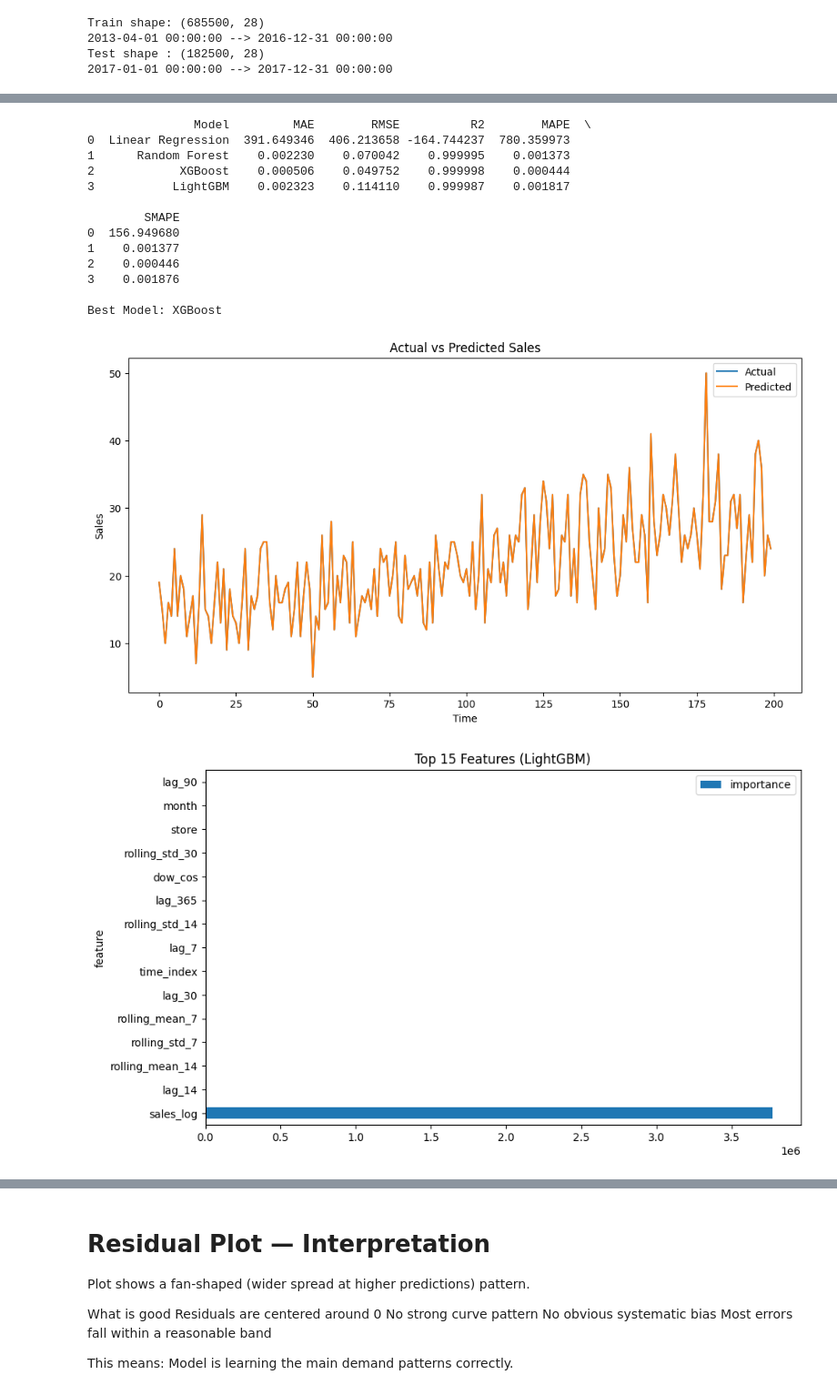
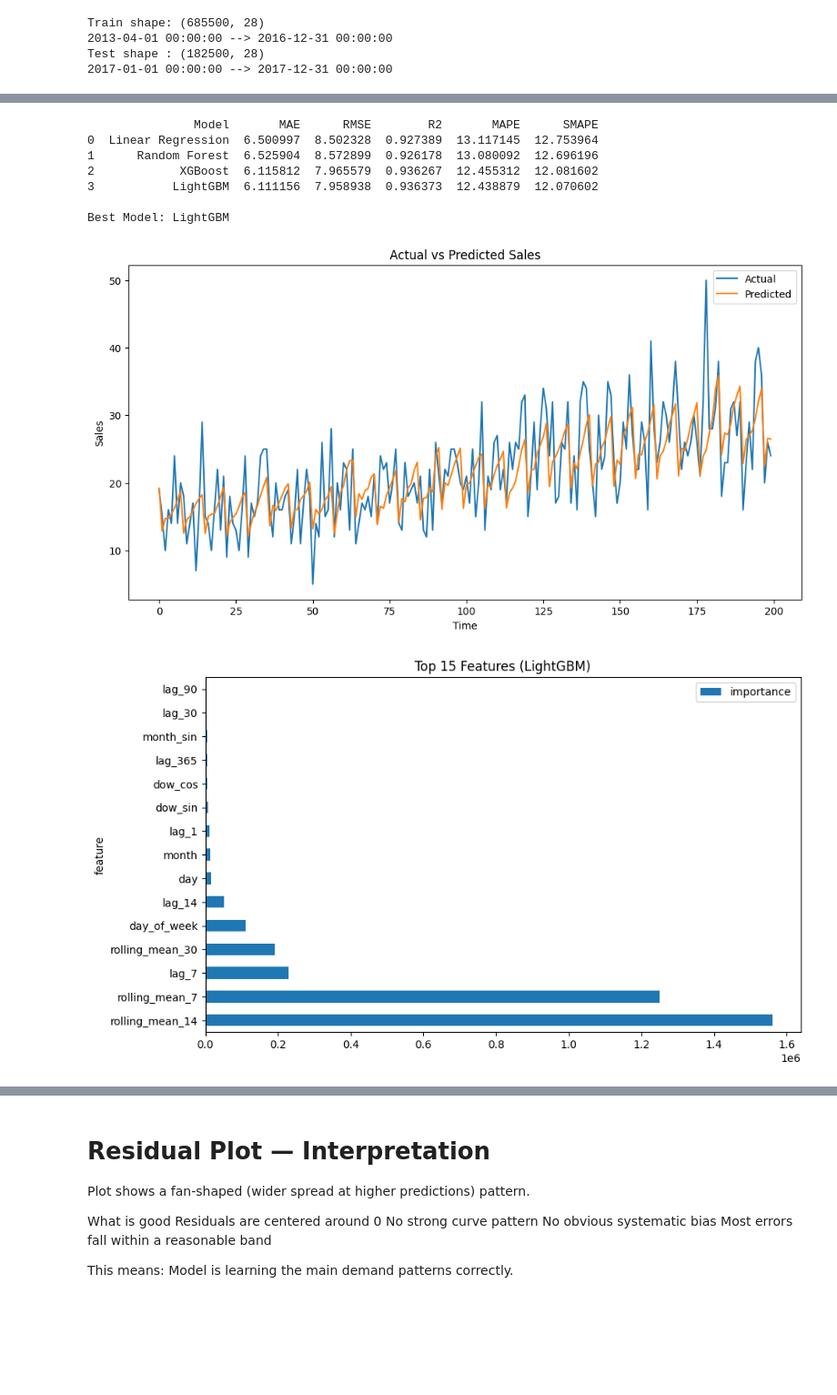
Before and after one commit to SAHIL254/inventory-demand-forecasting, a Jupyter notebook: notebooks/Model_Training.ipynb, the cells around one changed output, grey strips where cells are left out. Shown at 91% size. Drawn from its saved outputs; the diff is of its cells as text; code cells hidden in the pictures; blank space fills up the shorter version.

```diff
--- a/notebooks/Model_Training.ipynb
+++ b/notebooks/Model_Training.ipynb
@@ -45,7 +46,8 @@ df['date'] = pd.to_datetime(df['date'])
 target = "sales_log"
 drop_cols = [
     "date",
-    "sales"
+    "sales",
+    "sales_log"
 ]
 
 features = [
@@ -124,10 +128,10 @@ lr.fit(
     y_train
 )
 
-y_pred_lr = lr.predict(
-    X_test_scaled
-)
-y_pred_lr_log = lr.predict(X_test)
+# Predict correctly using scaled data
+y_pred_lr_log = lr.predict(X_test_scaled)
+
+# Convert back from log scale
 y_pred_lr = np.expm1(y_pred_lr_log)
 y_test_actual = np.expm1(y_test)
 # %%
@@ -183,7 +189,7 @@ xgb = XGBRegressor(
 xgb.fit(
     X_train,
     y_train,
-    eval_set=[(X_train, y_train)],
+    eval_set=[(X_test, y_test)],
     verbose=200
 )
 
@@ -207,7 +212,7 @@ mape_xgb = mean_absolute_percentage_error(
 ) * 100
 # %%
 
-lgb = LGBMRegressor(
+lgb_model = lgb.LGBMRegressor(
     n_estimators=1000,
     learning_rate=0.03,
     max_depth=8,
@@ -218,11 +223,14 @@ lgb = LGBMRegressor(
     importance_type="gain"
 )
 
-lgb.fit(
-    X_train, y_train
+lgb_model.fit(
+    X_train, y_train,
+    eval_set=[(X_train, y_train), (X_test, y_test)],
+    eval_metric="rmse",
+    callbacks=[lgb.early_stopping(stopping_rounds=50), lgb.log_evaluation(100)]
 )
 
-y_pred_lgb_log = lgb.predict(X_test)
+y_pred_lgb_log = lgb_model.predict(X_test)
 
 # Convert back to real sales
 y_pred_lgb = np.expm1(y_pred_lgb_log)
@@ -240,13 +272,5 @@ mape_lgb = mean_absolute_percentage_error(
 # %%
-def smape(preds, target):
-    preds = np.array(preds)
-    target = np.array(target)
-    mask = ~((preds == 0) & (target == 0))
-    preds = preds[mask]
-    target = target[mask]
-    num = np.abs(preds - target)
-    den = (np.abs(preds) + np.abs(target)) / 2
-    return np.mean(num / den) * 100
+
 
 smape_lr = smape(y_pred_lr, y_test_actual)
 smape_rf = smape(y_pred_rf, y_test_actual)
@@ -300,19 +324,13 @@ best_model_name = best_model_row["Model"]
 
 print("\nBest Model:", best_model_name)
 # %% [output]
-               Model         MAE        RMSE          R2        MAPE  \
-0  Linear Regression  391.649346  406.213658 -164.744237  780.359973
-1      Random Forest    0.002230    0.070042    0.999995    0.001373
-2            XGBoost    0.000506    0.049752    0.999998    0.000444
-3           LightGBM    0.002323    0.114110    0.999987    0.001817
+               Model       MAE      RMSE        R2       MAPE      SMAPE
+0  Linear Regression  6.500997  8.502328  0.927389  13.117145  12.753964
+1      Random Forest  6.525904  8.572899  0.926178  13.080092  12.696196
+2            XGBoost  6.115812  7.965579  0.936267  12.455312  12.081602
+3           LightGBM  6.111156  7.958938  0.936373  12.438879  12.070602
 
-        SMAPE
-0  156.949680
-1    0.001377
-2    0.000446
-3    0.001876
-
-Best Model: XGBoost
+Best Model: LightGBM
 # %%
 import matplotlib.pyplot as plt
 
@@ -339,41 +357,36 @@ plt.show()
 
 importance = pd.DataFrame({
     "feature": features,
-    "importance": lgb.feature_importances_
+    "importance": lgb_model.feature_importances_
 })
 
 
 importance = importance.sort_values(
     "importance",
     ascending=False
 )
 
 importance.head(15).plot(
     kind="barh",
     x="feature",
     y="importance",
     figsize=(10,6)
 )
 
 plt.title("Top 15 Features (LightGBM)")
 plt.show()
 future_data = X_test.tail(30)
 
 #future prediction
-future_predictions_log = lgb.predict(future_data)
+future_predictions_log = lgb_model.predict(future_data)
 future_predictions = np.expm1(future_predictions_log)
 future_dates = test["date"].tail(30).reset_index(drop=True)
 future_df = pd.DataFrame({
     "Date": future_dates,
     "Predicted_Sales": future_predictions
 })
 print(future_df)
-
-
-future_forecast = lgb.predict(X_test.tail(30))
-print("\nNext 30-Day Forecast:")
-print(future_forecast)
 # %% [output]
-[figure, old version]
+[figure, new version]
-[figure, old version]
+[figure, new version]
          Date  Predicted_Sales
```
Also changed, not shown: parts of 19 cells of this notebook, 2 other files.
